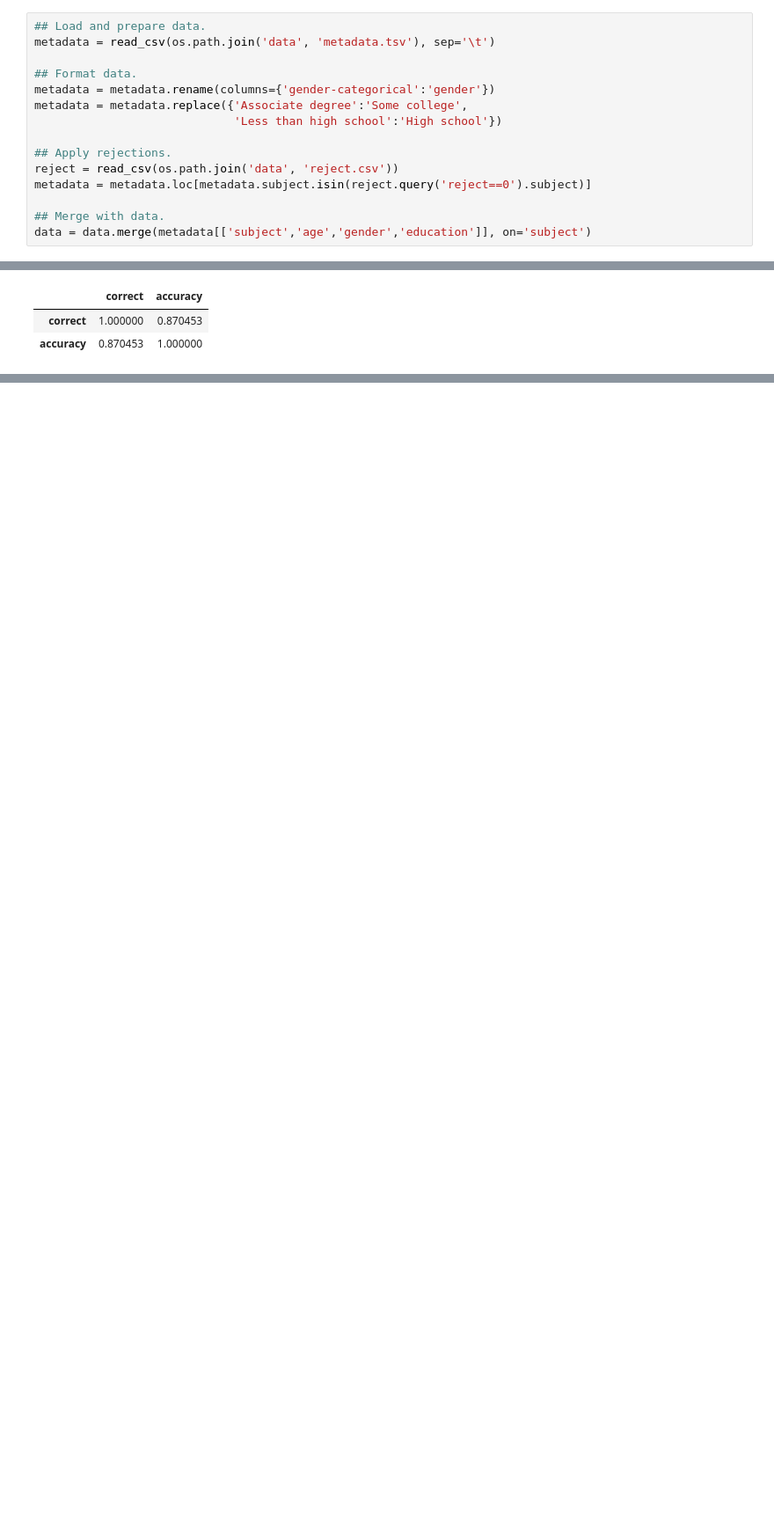
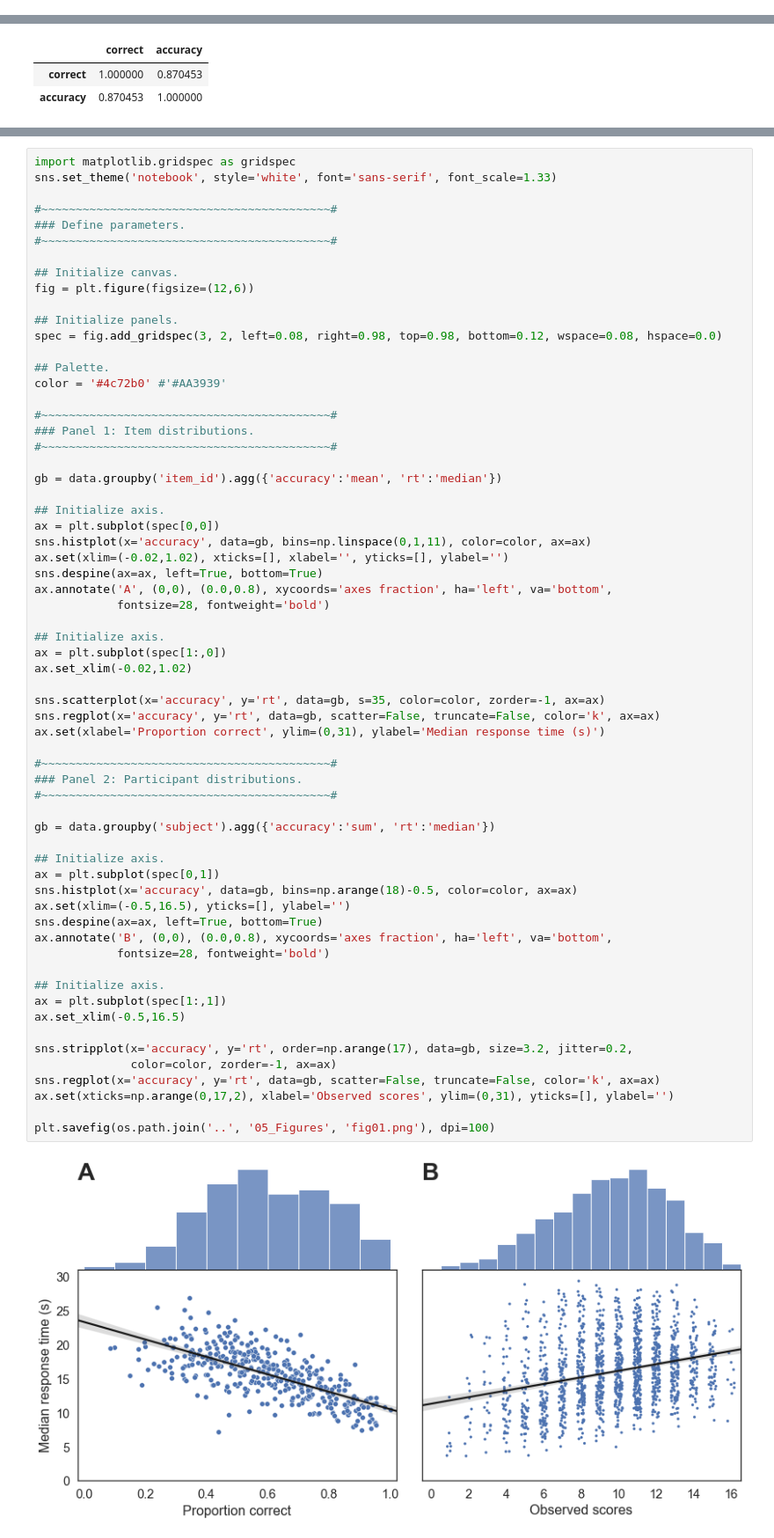
Before and after one commit to ndawlab/mars-irt, a Jupyter notebook: 03_Calibration/02_Descriptive.ipynb, the cells around one changed output, grey strips where cells are left out. Shown at 88% size. Saved outputs shown, nothing was run; the diff lists cells and outputs as text; blank space fills up the shorter version.

```diff
--- a/03_Calibration/02_Descriptive.ipynb
+++ b/03_Calibration/02_Descriptive.ipynb
@@ -325,15 +211,0 @@ plt.tight_layout()
-# %%
-## Load and prepare data.
-metadata = read_csv(os.path.join('data', 'metadata.tsv'), sep='\t')
-
-## Format data.
-metadata = metadata.rename(columns={'gender-categorical':'gender'})
-metadata = metadata.replace({'Associate degree':'Some college',
-                             'Less than high school':'High school'})
-
-## Apply rejections.
-reject = read_csv(os.path.join('data', 'reject.csv'))
-metadata = metadata.loc[metadata.subject.isin(reject.query('reject==0').subject)]
-
-## Merge with data.
-data = data.merge(metadata[['subject','age','gender','education']], on='subject')
@@ -443,0 +234,65 @@ gb[['correct','accuracy']].corr(method='spearman')
+# %%
+import matplotlib.gridspec as gridspec
+sns.set_theme('notebook', style='white', font='sans-serif', font_scale=1.33)
+
+#~~~~~~~~~~~~~~~~~~~~~~~~~~~~~~~~~~~~~~~~~~#
+### Define parameters.
+#~~~~~~~~~~~~~~~~~~~~~~~~~~~~~~~~~~~~~~~~~~#
+
+## Initialize canvas.
+fig = plt.figure(figsize=(12,6))
+
+## Initialize panels.
+spec = fig.add_gridspec(3, 2, left=0.08, right=0.98, top=0.98, bottom=0.12, wspace=0.08, hspace=0.0)
+
+## Palette.
+color = '#4c72b0' #'#AA3939'
+
+#~~~~~~~~~~~~~~~~~~~~~~~~~~~~~~~~~~~~~~~~~~#
+### Panel 1: Item distributions.
+#~~~~~~~~~~~~~~~~~~~~~~~~~~~~~~~~~~~~~~~~~~#
+
+gb = data.groupby('item_id').agg({'accuracy':'mean', 'rt':'median'})
+
+## Initialize axis.
+ax = plt.subplot(spec[0,0])
+sns.histplot(x='accuracy', data=gb, bins=np.linspace(0,1,11), color=color, ax=ax)
+ax.set(xlim=(-0.02,1.02), xticks=[], xlabel='', yticks=[], ylabel='')
+sns.despine(ax=ax, left=True, bottom=True)
+ax.annotate('A', (0,0), (0.0,0.8), xycoords='axes fraction', ha='left', va='bottom',
+            fontsize=28, fontweight='bold')
+
+## Initialize axis.
+ax = plt.subplot(spec[1:,0])
+ax.set_xlim(-0.02,1.02)
+
+sns.scatterplot(x='accuracy', y='rt', data=gb, s=35, color=color, zorder=-1, ax=ax)
+sns.regplot(x='accuracy', y='rt', data=gb, scatter=False, truncate=False, color='k', ax=ax)
+ax.set(xlabel='Proportion correct', ylim=(0,31), ylabel='Median response time (s)')
+
+#~~~~~~~~~~~~~~~~~~~~~~~~~~~~~~~~~~~~~~~~~~#
+### Panel 2: Participant distributions.
+#~~~~~~~~~~~~~~~~~~~~~~~~~~~~~~~~~~~~~~~~~~#
+
+gb = data.groupby('subject').agg({'accuracy':'sum', 'rt':'median'})
+
+## Initialize axis.
+ax = plt.subplot(spec[0,1])
+sns.histplot(x='accuracy', data=gb, bins=np.arange(18)-0.5, color=color, ax=ax)
+ax.set(xlim=(-0.5,16.5), yticks=[], ylabel='')
+sns.despine(ax=ax, left=True, bottom=True)
+ax.annotate('B', (0,0), (0.0,0.8), xycoords='axes fraction', ha='left', va='bottom',
+            fontsize=28, fontweight='bold')
+
+## Initialize axis.
+ax = plt.subplot(spec[1:,1])
+ax.set_xlim(-0.5,16.5)
+
+sns.stripplot(x='accuracy', y='rt', order=np.arange(17), data=gb, size=3.2, jitter=0.2,
+              color=color, zorder=-1, ax=ax)
+sns.regplot(x='accuracy', y='rt', data=gb, scatter=False, truncate=False, color='k', ax=ax)
+ax.set(xticks=np.arange(0,17,2), xlabel='Observed scores', ylim=(0,31), yticks=[], ylabel='')
+
+plt.savefig(os.path.join('..', '05_Figures', 'fig01.png'), dpi=100)
+# %% [output]
+[figure, added]
```
Also changed, not shown: parts of 42 cells of this notebook, 1 other file.
